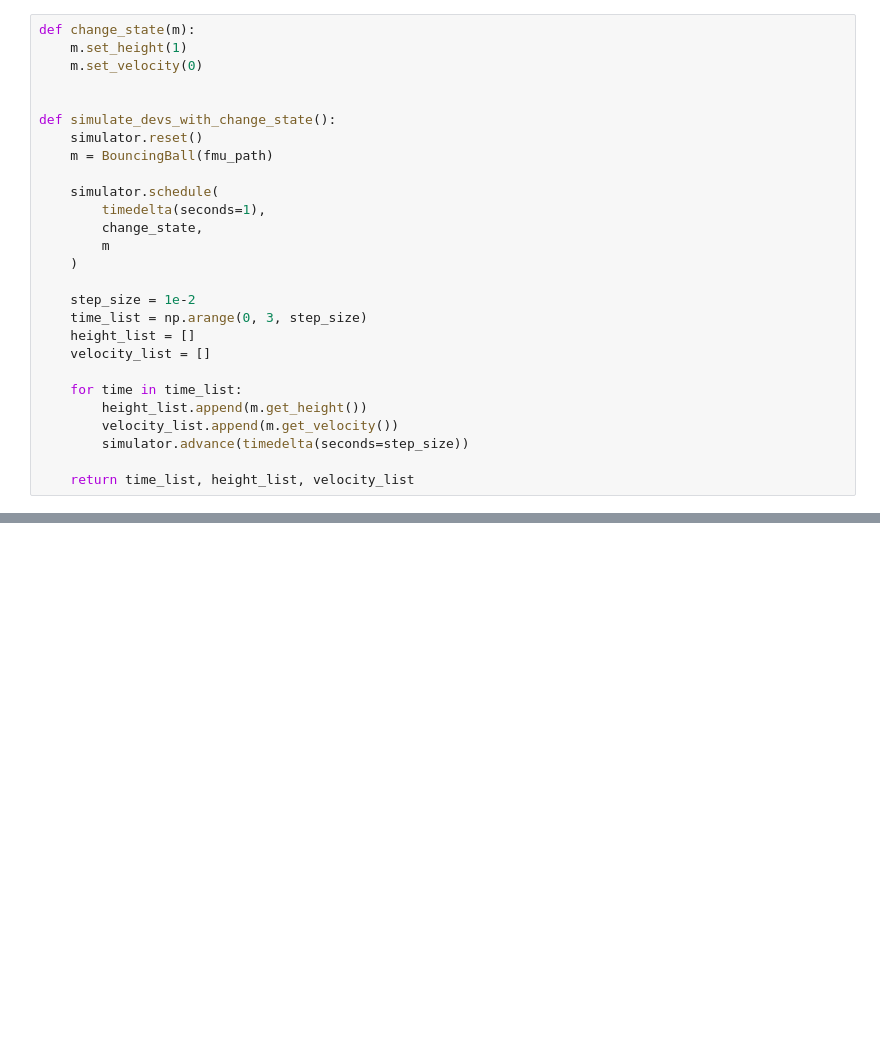
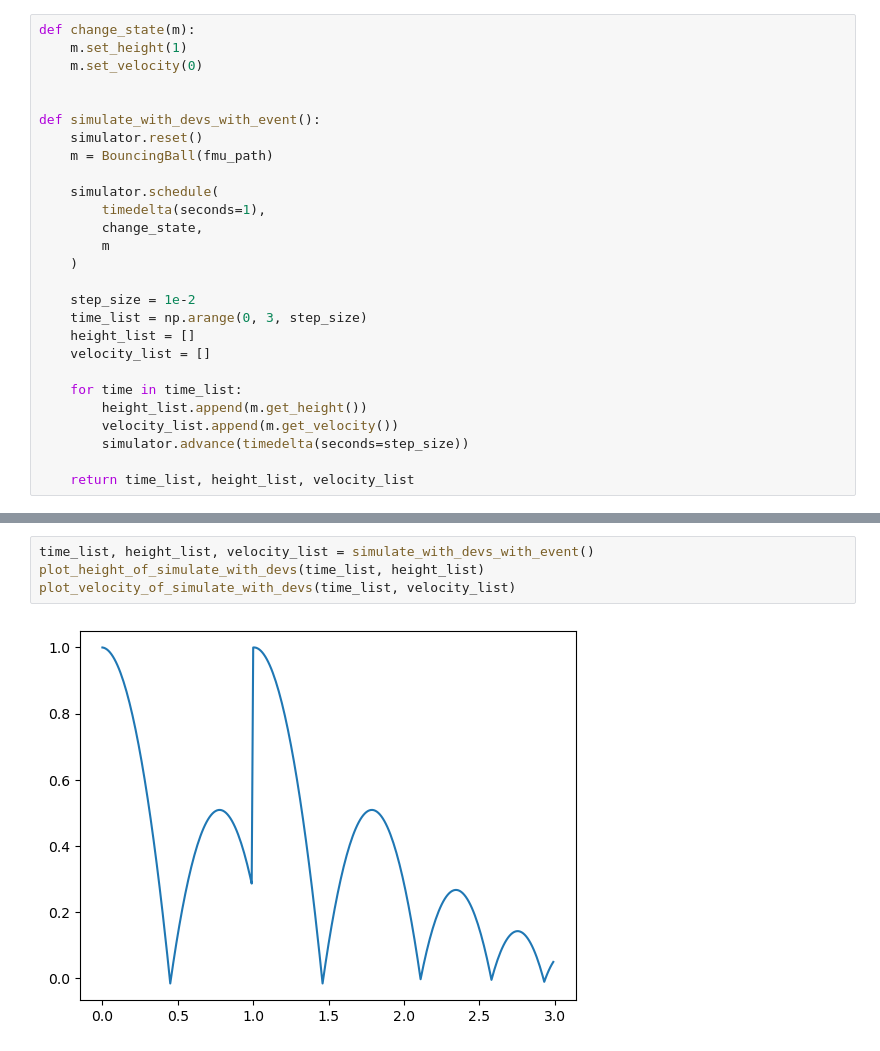
Before and after one commit to lbm98/devs-fmu, a Jupyter notebook: python-api/notebooks/openmodelica-fmu.ipynb, the cells around one changed output, grey strips where cells are left out. Drawn from its saved outputs; the diff is of its cells as text; blank space fills up the shorter version.

```diff
--- a/python-api/notebooks/openmodelica-fmu.ipynb
+++ b/python-api/notebooks/openmodelica-fmu.ipynb
@@ -83,7 +97,7 @@ def change_state(m):
     m.set_velocity(0)
 
 
-def simulate_devs_with_change_state():
+def simulate_with_devs_with_event():
     simulator.reset()
     m = BouncingBall(fmu_path)
 
@@ -111,0 +121,6 @@ plot_simulate_devs(*simulate_devs_with_change_state())
+# %%
+time_list, height_list, velocity_list = simulate_with_devs_with_event()
+plot_height_of_simulate_with_devs(time_list, height_list)
+plot_velocity_of_simulate_with_devs(time_list, velocity_list)
+# %% [output]
+[figure, added]
```
Also changed, not shown: parts of 14 cells of this notebook, 45 other files.
